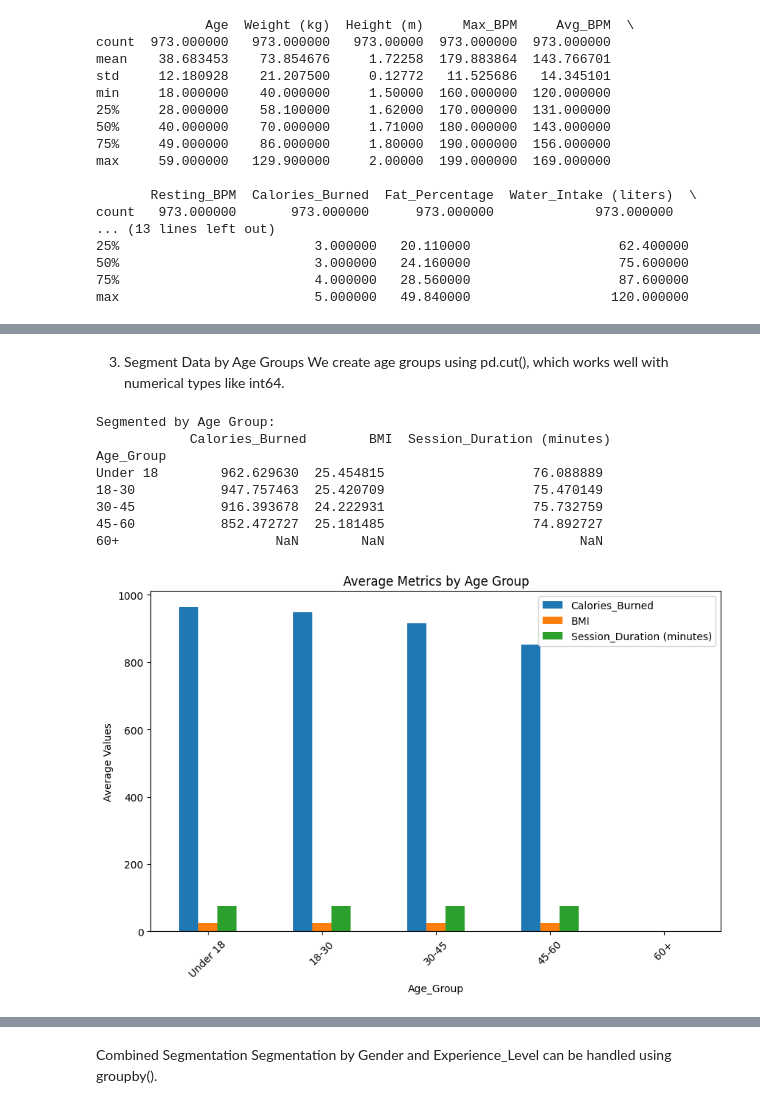
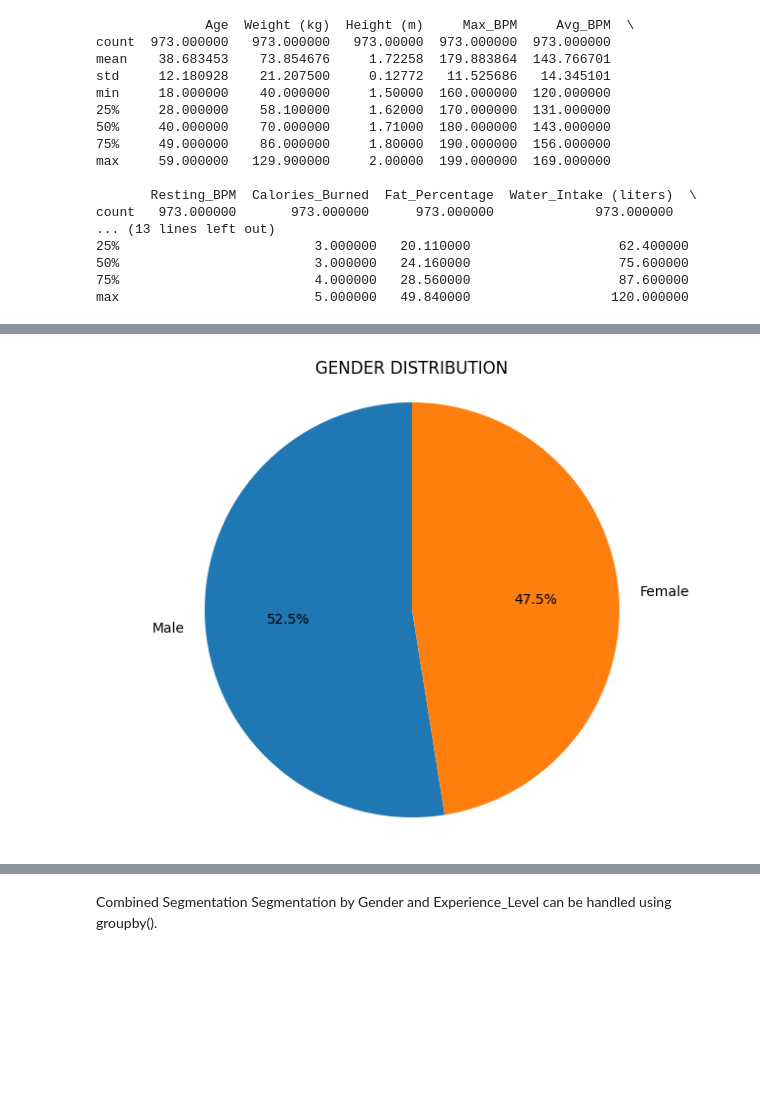
Before and after one commit to RokoSkugor/DA_project, a Jupyter notebook: DataAnalysis_Project.ipynb, the cells around one changed output, grey strips where cells are left out. Cells and saved outputs as stored; diff of their text form; code cells hidden in the pictures; blank space fills up the shorter version.

```diff
--- a/DataAnalysis_Project.ipynb
+++ b/DataAnalysis_Project.ipynb
@@ -318,28 +331,10 @@ Male         942.988258                   75.146771  26.886967
-# %% [markdown]
-3. Segment Data by Age Groups
-We create age groups using pd.cut(), which works well with numerical types like int64.
-# %%
-# Define age bins and labels
-bins = [0, 18, 30, 45, 60, 100]
-labels = ['Under 18', '18-30', '30-45', '45-60', '60+']
-gym_data['Age_Group'] = pd.cut(gym_data['Age'], bins=bins, labels=labels)
-
-# Group by Age_Group
-age_segment = gym_data.groupby('Age_Group')[['Calories_Burned', 'BMI', 'Session_Duration (minutes)']].mean()
-print("Segmented by Age Group:\n", age_segment)
-
-# Visualization
-age_segment.plot(kind='bar', figsize=(10, 6), title='Average Metrics by Age Group')
-plt.ylabel("Average Values")
-plt.xticks(rotation=45)
-plt.show()
-# %% [output]
-Segmented by Age Group:
-            Calories_Burned        BMI  Session_Duration (minutes)
-Age_Group
-Under 18        962.629630  25.454815                   76.088889
-18-30           947.757463  25.420709                   75.470149
-30-45           916.393678  24.222931                   75.732759
-45-60           852.472727  25.181485                   74.892727
-60+                    NaN        NaN                         NaN
-[figure, removed]
+# %%
+# Gender Distribution Pie Chart
+gender_count = gym_data['Gender'].value_counts()
+plt.figure(figsize=(8, 6))
+plt.pie(gender_count, labels=gender_count.index, autopct='%1.1f%%', startangle=90)
+plt.title('GENDER DISTRIBUTION')
+plt.axis('equal')  # Equal aspect ratio ensures that pie is drawn as a circle.
+plt.show()
+# %% [output]
+[figure, added]
```
Also changed, not shown: parts of 28 cells of this notebook.
